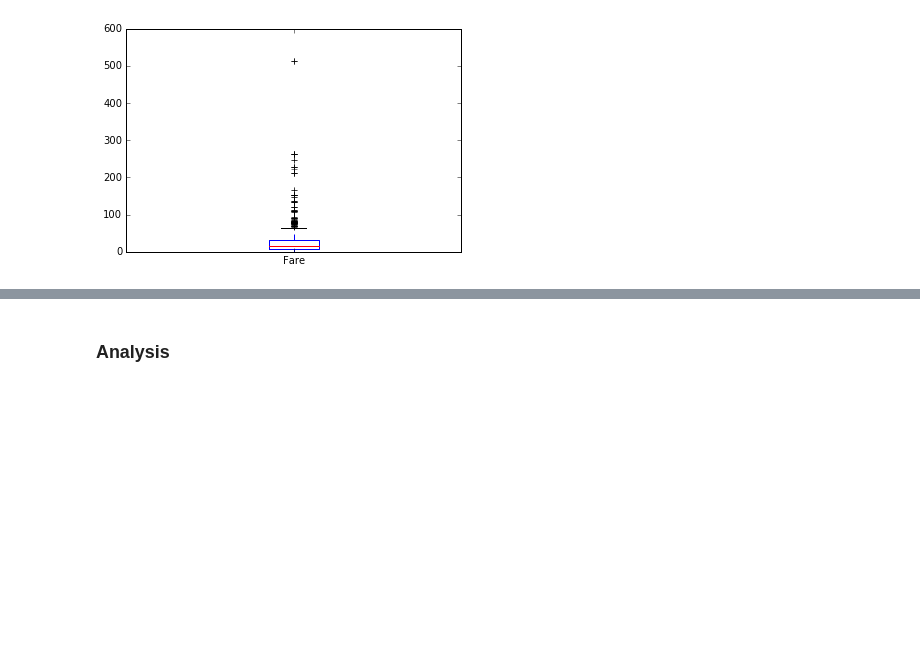
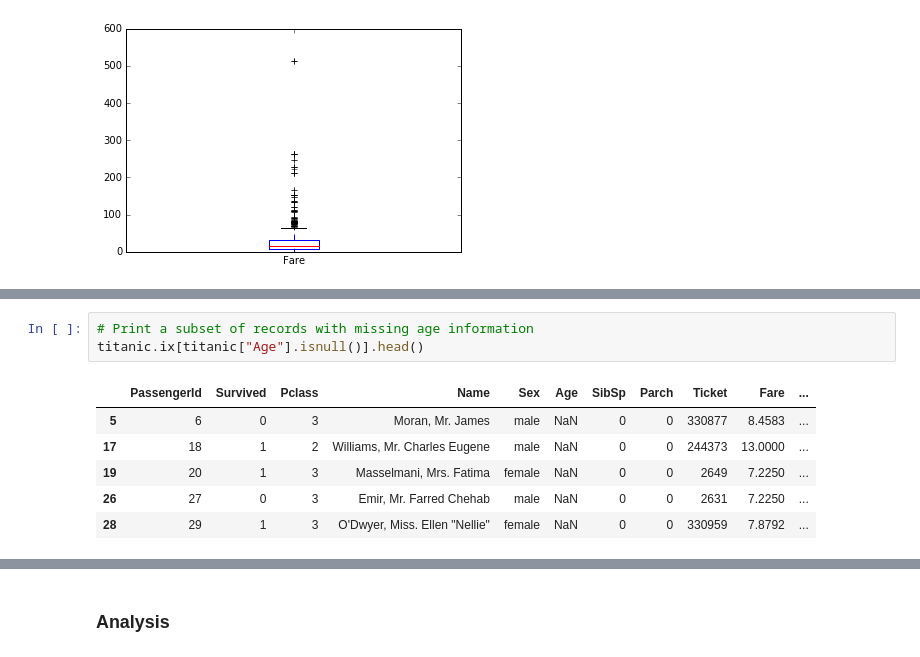
Before and after one commit to slangenbach/udacity-da-nanodegree, a Jupyter notebook: p2/P2_Analysis_and_Report.ipynb, the cells around one changed output, grey strips where cells are left out. Drawn from its saved outputs; the diff is of its cells as text; blank space fills up the shorter version.

```diff
--- a/p2/P2_Analysis_and_Report.ipynb
+++ b/p2/P2_Analysis_and_Report.ipynb
@@ -269,0 +275,10 @@ titanic["Parch"].hist()
+# %%
+# Print a subset of records with missing age information
+titanic.ix[titanic["Age"].isnull()].head()
+# %% [output]
+|  | PassengerId | Survived | Pclass | Name | Sex | Age | SibSp | Parch | Ticket | Fare | ... |
+| 5 | 6 | 0 | 3 | Moran, Mr. James | male | NaN | 0 | 0 | 330877 | 8.4583 | ... |
+| 17 | 18 | 1 | 2 | Williams, Mr. Charles Eugene | male | NaN | 0 | 0 | 244373 | 13.0000 | ... |
+| 19 | 20 | 1 | 3 | Masselmani, Mrs. Fatima | female | NaN | 0 | 0 | 2649 | 7.2250 | ... |
+| 26 | 27 | 0 | 3 | Emir, Mr. Farred Chehab | male | NaN | 0 | 0 | 2631 | 7.2250 | ... |
+| 28 | 29 | 1 | 3 | O'Dwyer, Miss. Ellen "Nellie" | female | NaN | 0 | 0 | 330959 | 7.8792 | ... |
```
Also changed, not shown: parts of 24 cells of this notebook.
